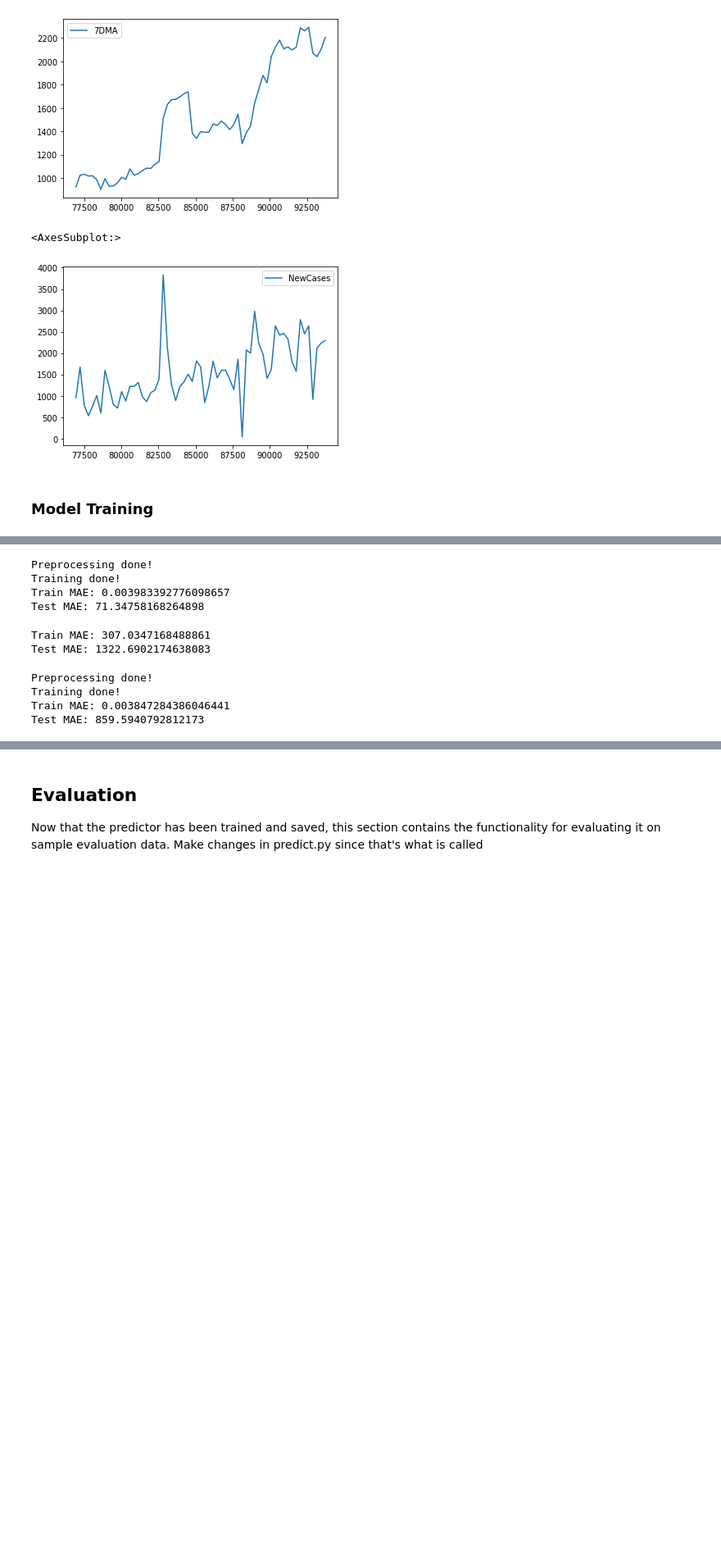
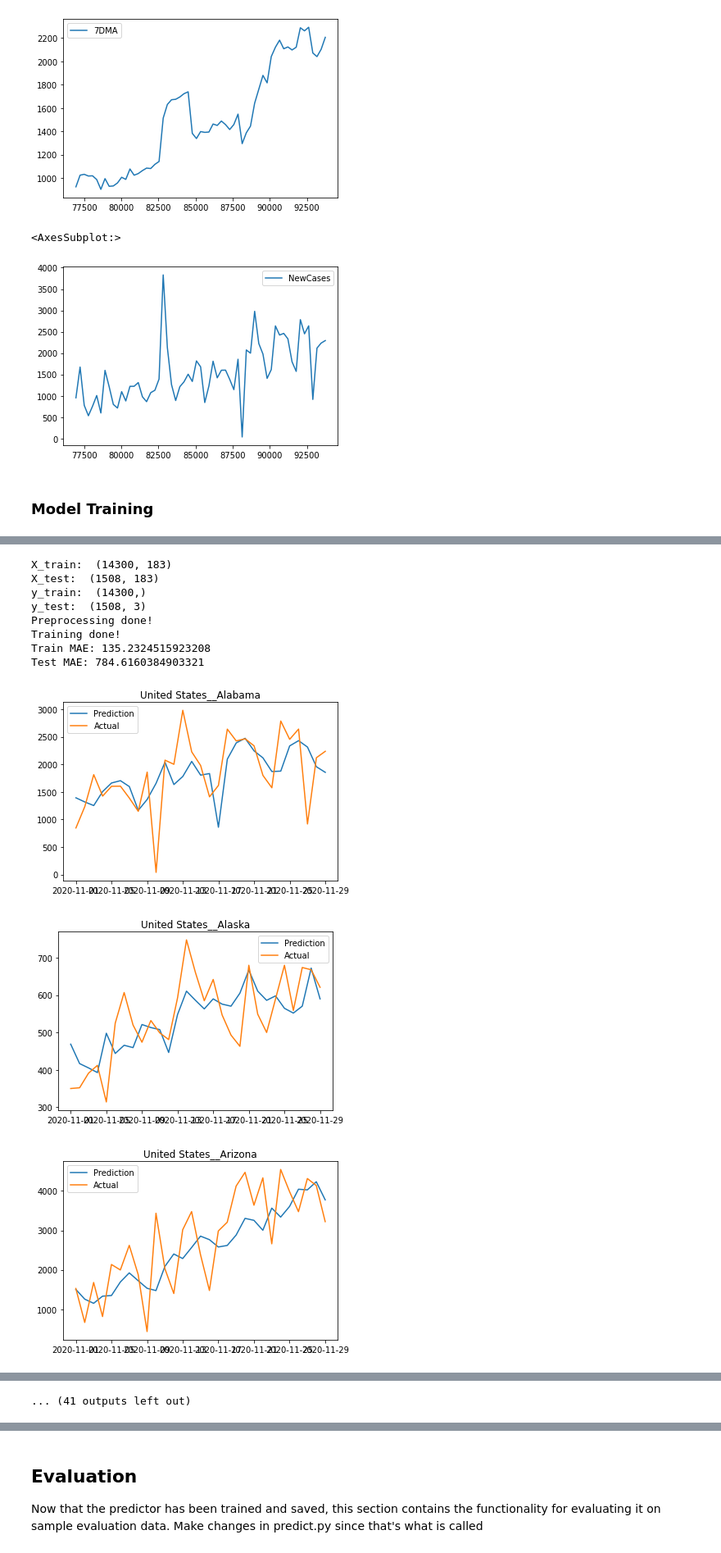
Before and after one commit to katherinesing/usc-xprize-covid, a Jupyter notebook: covid-xprize/covid_xprize/examples/predictors/linear_reg/lin-reg.ipynb, the cells around one changed output, grey strips where cells are left out. Shown at 82% size. Cells and saved outputs as stored; diff of their text form; code cells hidden in the pictures; blank space fills up the shorter version.

```diff
--- a/covid-xprize/covid_xprize/examples/predictors/linear_reg/lin-reg.ipynb
+++ b/covid-xprize/covid_xprize/examples/predictors/linear_reg/lin-reg.ipynb
@@ -601,43 +600,53 @@ Test MAE: 467.76862799866774
 # %%
-model = run(df=oxford_data,
-            nb_lookback_days=30,
-            nb_lookback_months=20,
-            test_months=10,
-            model=LinearRegression(),
-            inspect=False,
-            graph=False,
-            static=False,
-            rolling=True,
-            ff_index=[])
+# model = run(df=oxford_data,
+#             nb_lookback_days=30,
+#             nb_lookback_months=20,
+#             test_months=10,
+#             model=LinearRegression(),
+#             inspect=False,
+#             graph=False,
+#             static=False,
+#             rolling=True,
+#             ff_index=[])
-# %% [output]
-Preprocessing done!
-Training done!
-Train MAE: 0.003983392776098657
-Test MAE: 71.34758168264898
 # %%
 # %%time
 # model = run(oxford_data, 30, 20, 2, LinearRegression(), False, False, True)
 # %%
-model = run(oxford_data, 30, 20, 2, SVR(), False, False, False)
+# model = run(oxford_data, 30, 20, 2, SVR(), False, False, False)
-# %% [output]
-Train MAE: 307.0347168488861
-Test MAE: 1322.6902174638083
 # %%
 # Takes more than a few minutes to fit.
 # model = run(oxford_data, 30, 20, 2, SVR(), False, False, True)
 # %%
-model = run(df=oxford_data,
-            nb_lookback_days=30,
-            nb_lookback_months=20,
-            test_months=10,
-            model=GradientBoostingRegressor(),
-            inspect=False,
-            graph=False,
-            static=False,
-            rolling=False,
-            ff_index=[])
+# model = run(df=oxford_data,
+#             nb_lookback_days=30,
+#             nb_lookback_months=20,
+#             test_months=10,
+#             model=GradientBoostingRegressor(),
+#             inspect=False,
+#             graph=False,
+#             static=False,
+#             rolling=False,
+#             ff_index=[])
-# %% [output]
-Preprocessing done!
-Training done!
-Train MAE: 0.003847284386046441
-Test MAE: 859.5940792812173
+# %%
+model = run(df=oxford_data,
+            nb_lookback_days=30,
+            nb_lookback_months=20,
+            test_months=1,
+            model=GradientBoostingRegressor(),
+            inspect=False,
+            graph=True,
+            static=True,
+            rolling=False,
+            ff_index=[])
+# %% [output]
+X_train:  (14300, 183)
+X_test:  (1508, 183)
+y_train:  (14300,)
+y_test:  (1508, 3)
+Preprocessing done!
+Training done!
+Train MAE: 135.2324515923208
+Test MAE: 784.6160384903321
+[figure, added]
+[figure, added]
+[figure, added]
@@ -644,3 +661,4 @@ Test MAE: 859.5940792812173
+... (41 outputs left out)
 # %%
 model = run(df=oxford_data,
             nb_lookback_days=30,
```
Also changed, not shown: parts of 21 cells of this notebook, 1 other file.
